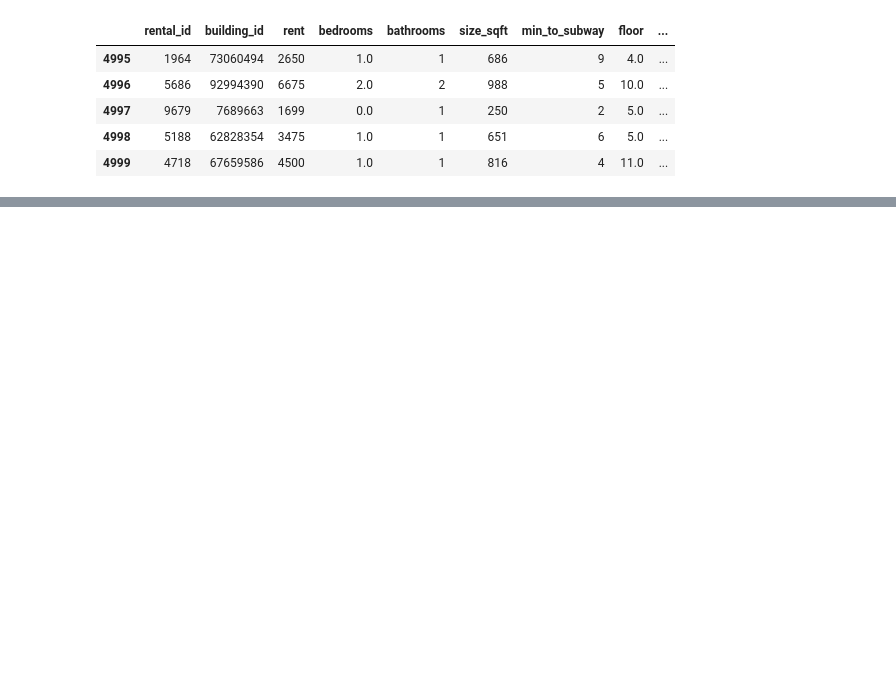
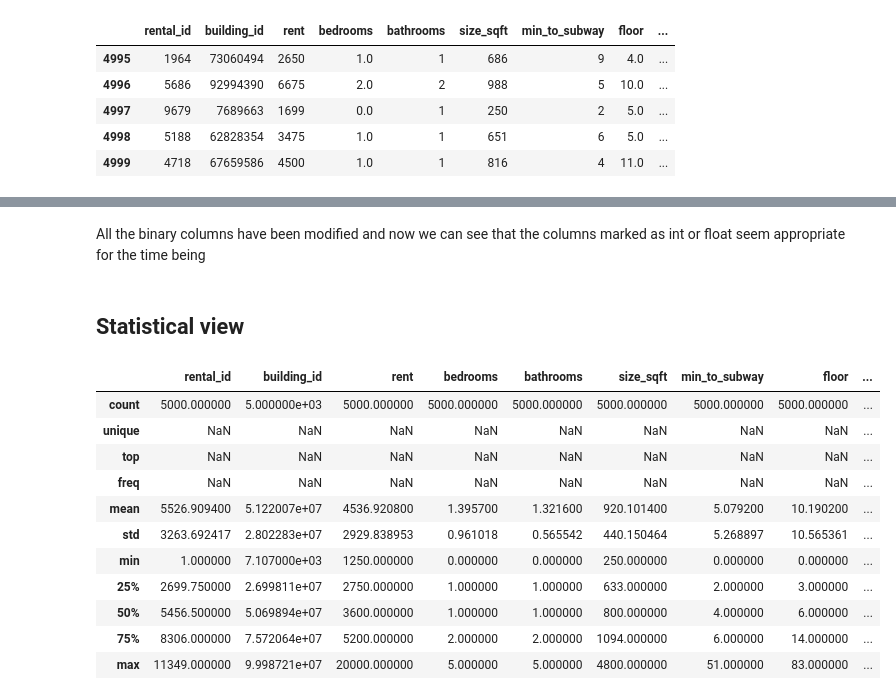
Before and after one commit to sofie204/data_analysis, a Jupyter notebook: rent/01_initial_data_exploration.ipynb, the cells around one changed output, grey strips where cells are left out. Drawn from its saved outputs; the diff is of its cells as text; code cells hidden in the pictures; blank space fills up the shorter version.

```diff
--- a/rent/01_initial_data_exploration.ipynb
+++ b/rent/01_initial_data_exploration.ipynb
@@ -337,0 +358,19 @@ rental_df.tail()
+# %% [markdown]
+All the binary columns have been modified and now we can see that the columns marked as int or float seem appropriate for the time being
+# %% [markdown]
+## Statistical view
+# %%
+rental_df.describe(include = "all")
+# %% [output]
+|  | rental_id | building_id | rent | bedrooms | bathrooms | size_sqft | min_to_subway | floor | ... |
+| count | 5000.000000 | 5.000000e+03 | 5000.000000 | 5000.000000 | 5000.000000 | 5000.000000 | 5000.000000 | 5000.000000 | ... |
+| unique | NaN | NaN | NaN | NaN | NaN | NaN | NaN | NaN | ... |
+| top | NaN | NaN | NaN | NaN | NaN | NaN | NaN | NaN | ... |
+| freq | NaN | NaN | NaN | NaN | NaN | NaN | NaN | NaN | ... |
+| mean | 5526.909400 | 5.122007e+07 | 4536.920800 | 1.395700 | 1.321600 | 920.101400 | 5.079200 | 10.190200 | ... |
+| std | 3263.692417 | 2.802283e+07 | 2929.838953 | 0.961018 | 0.565542 | 440.150464 | 5.268897 | 10.565361 | ... |
+| min | 1.000000 | 7.107000e+03 | 1250.000000 | 0.000000 | 0.000000 | 250.000000 | 0.000000 | 0.000000 | ... |
+| 25% | 2699.750000 | 2.699811e+07 | 2750.000000 | 1.000000 | 1.000000 | 633.000000 | 2.000000 | 3.000000 | ... |
+| 50% | 5456.500000 | 5.069894e+07 | 3600.000000 | 1.000000 | 1.000000 | 800.000000 | 4.000000 | 6.000000 | ... |
+| 75% | 8306.000000 | 7.572064e+07 | 5200.000000 | 2.000000 | 2.000000 | 1094.000000 | 6.000000 | 14.000000 | ... |
+| max | 11349.000000 | 9.998721e+07 | 20000.000000 | 5.000000 | 5.000000 | 4800.000000 | 51.000000 | 83.000000 | ... |
```
Also changed, not shown: parts of 16 cells of this notebook, 1 other file.
